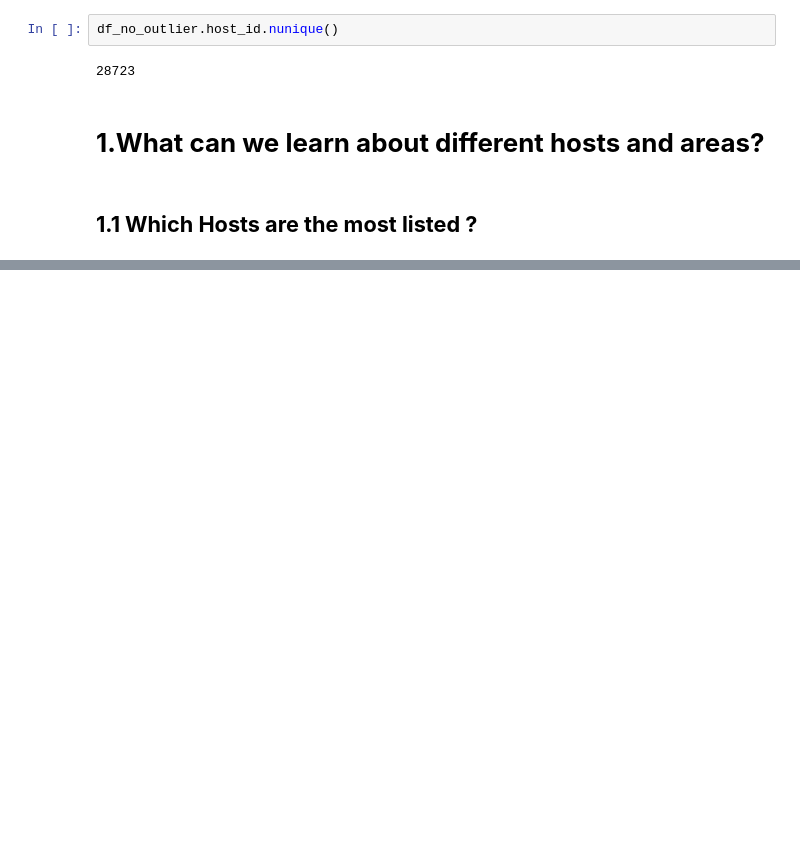
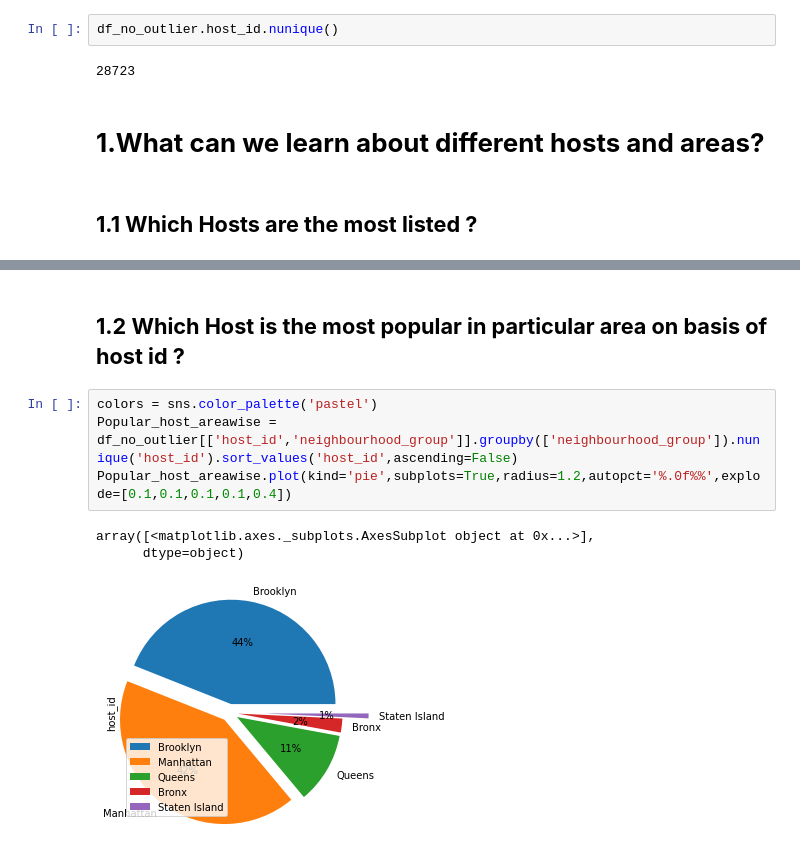
Before and after one commit to Prahalpm/Airbnb-Booking-Analysis-Team-Capstone-Project, a Jupyter notebook: Airbnb_Bookings_Analysis_Capstone_Project.ipynb, the cells around one changed output, grey strips where cells are left out. Drawn from its saved outputs; the diff is of its cells as text; blank space fills up the shorter version.

Commit message:
1. Added Logo 2. Added questions 3. Creared Visualisation for Questions and solved Run-time issues

```diff
--- a/Airbnb_Bookings_Analysis_Capstone_Project.ipynb
+++ b/Airbnb_Bookings_Analysis_Capstone_Project.ipynb
@@ -218,0 +229,10 @@ Most_listed_host[:10].plot(kind='bar')
+# %% [markdown]
+## **1.2 Which Host is the most popular in particular area on basis of host id ?**
+# %%
+colors = sns.color_palette('pastel')
+Popular_host_areawise = df_no_outlier[['host_id','neighbourhood_group']].groupby(['neighbourhood_group']).nunique('host_id').sort_values('host_id',ascending=False)
+Popular_host_areawise.plot(kind='pie',subplots=True,radius=1.2,autopct='%.0f%%',explode=[0.1,0.1,0.1,0.1,0.4])
+# %% [output]
+array([<matplotlib.axes._subplots.AxesSubplot object at 0x...>],
+      dtype=object)
+[figure, added]
```
Also changed, not shown: parts of 31 cells of this notebook.
